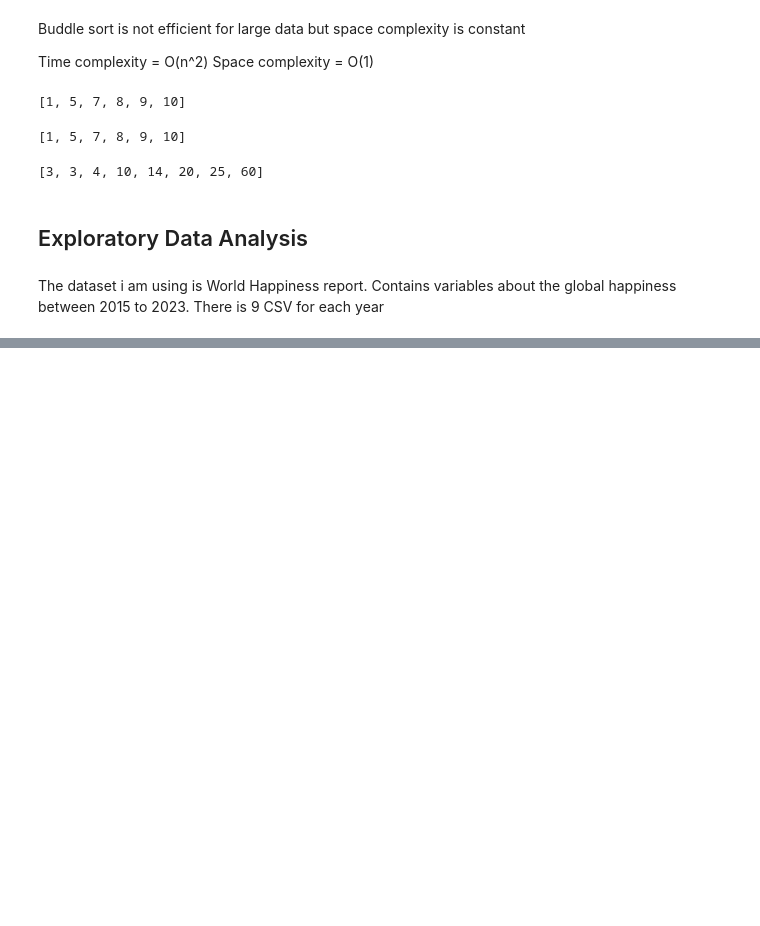
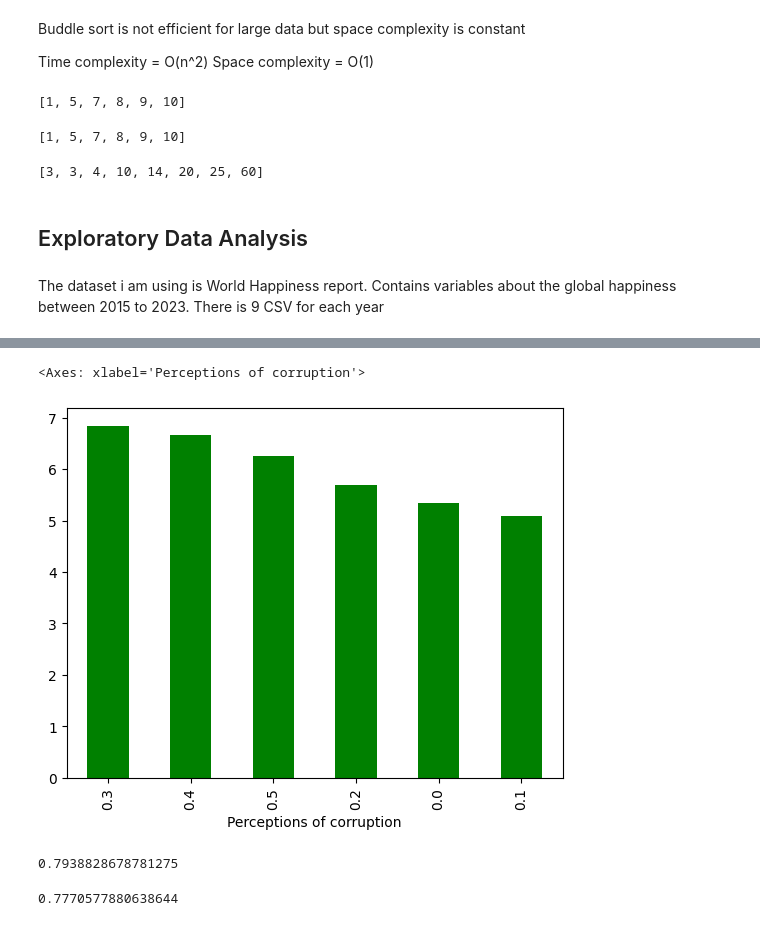
Before and after one commit to Fatai-soliu/python, a Jupyter notebook: Advanced_Python_Bloomberg_Practice2.ipynb, the cells around one changed output, grey strips where cells are left out. Drawn from its saved outputs; the diff is of its cells as text; code cells hidden in the pictures; blank space fills up the shorter version.

```diff
--- a/Advanced_Python_Bloomberg_Practice2.ipynb
+++ b/Advanced_Python_Bloomberg_Practice2.ipynb
@@ -709,0 +731,2 @@ The dataset i am using is World Happiness report. Contains variables about the g
+# %%
+data = pd.read_csv("/content/drive/MyDrive/Datasets/2019.csv")
@@ -709,0 +823,4 @@ The dataset i am using is World Happiness report. Contains variables about the g
+# %%
+# Grouping the data by Perceptions of corruption
+
+group_data = data.groupby(round(data['Perceptions of corruption'], ndigits = 1))['Score'].mean().sort_values(ascending = False)
@@ -709,0 +839,7 @@ The dataset i am using is World Happiness report. Contains variables about the g
+# %%
+#Visualising my findings
+
+group_data.plot(kind = 'bar', color = 'Green')
+# %% [output]
+<Axes: xlabel='Perceptions of corruption'>
+[figure, added]
@@ -709,0 +851,10 @@ The dataset i am using is World Happiness report. Contains variables about the g
+# %%
+correlation
+# %% [output]
+0.7938828678781275
+# %%
+# Try calculating the correlation between Social support and Happiness score.
+corr = data['Social support'].corr(data['Score'])
+corr
+# %% [output]
+0.7770577880638644
```
Also changed, not shown: parts of 20 cells of this notebook.
